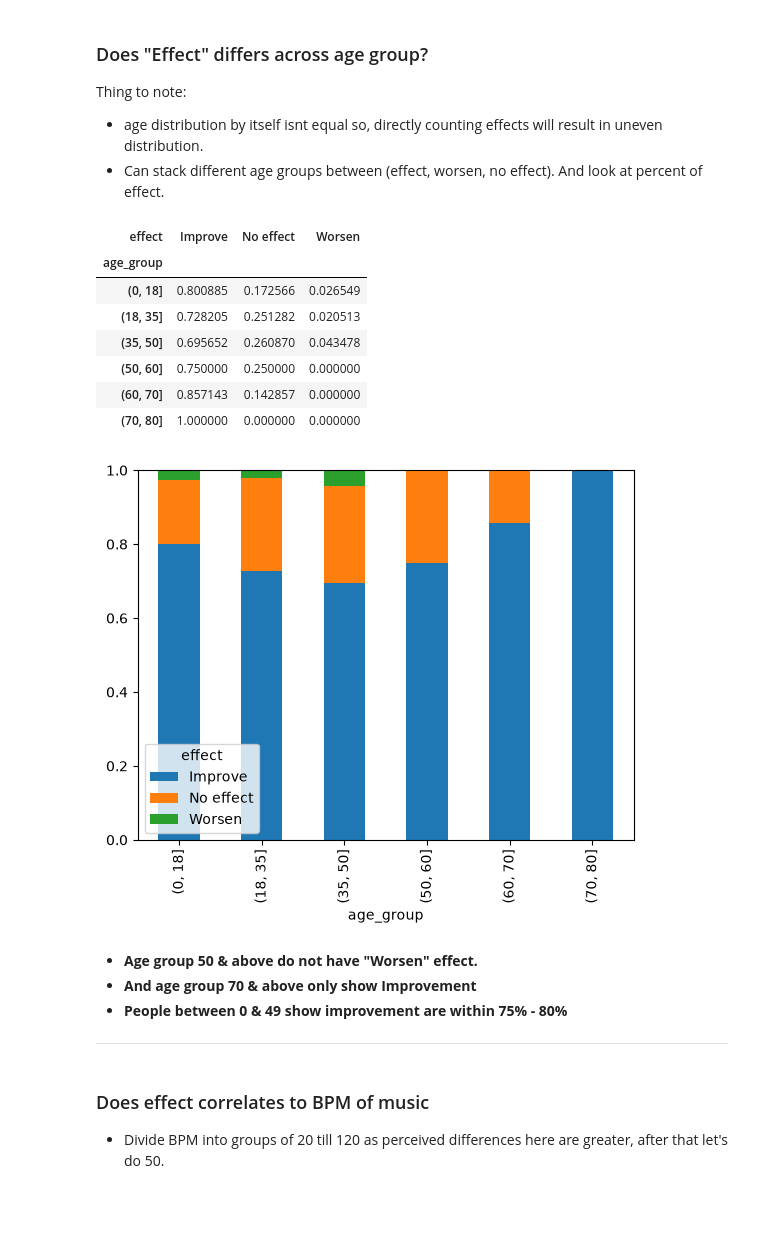
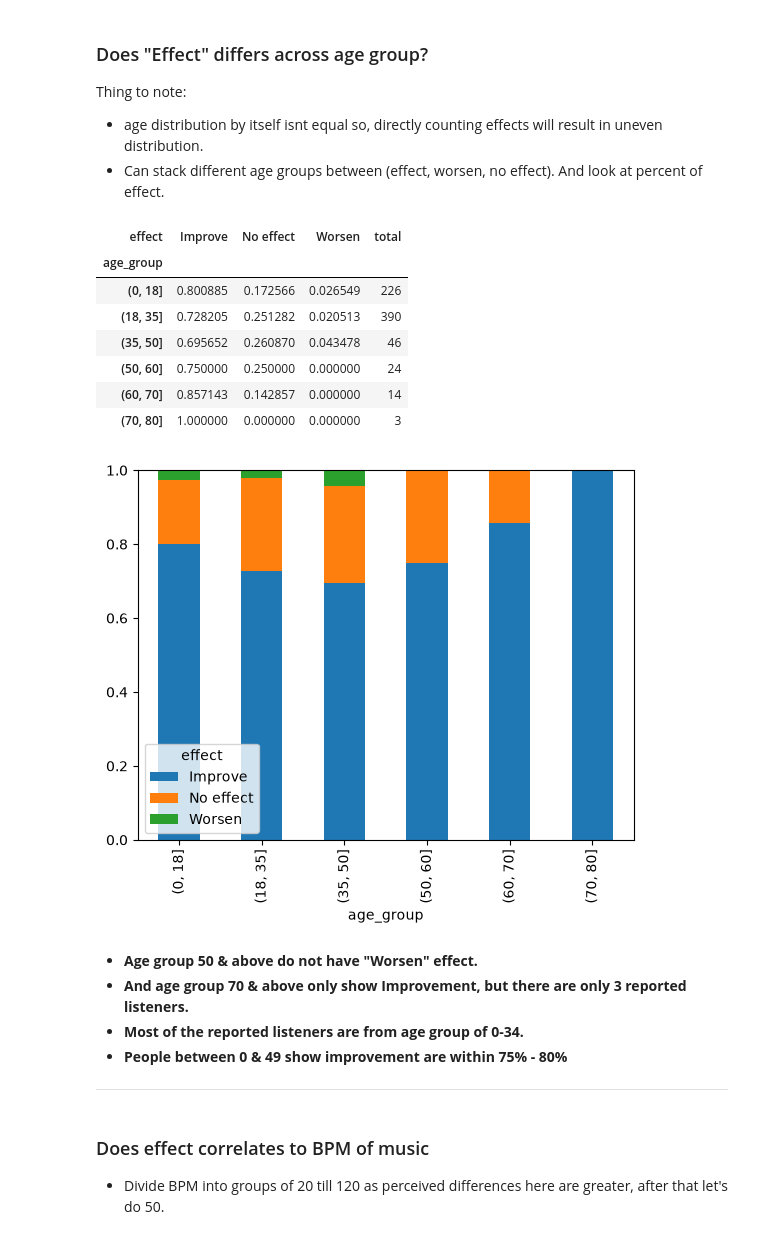
Before and after one commit to hem1t/music-mental, a Jupyter notebook: src/complete_documented_pipe.ipynb, the cells around one changed output. Saved outputs shown, nothing was run; the diff lists cells and outputs as text; code cells hidden in the pictures; blank space fills up the shorter version.

```diff
--- a/src/complete_documented_pipe.ipynb
+++ b/src/complete_documented_pipe.ipynb
@@ -323,23 +325,29 @@ Thing to note:
 * Can stack different age groups between (effect, worsen, no effect). And look at percent of effect.
 # %%
 age_df = df1.copy()
-age_df['age_group'] = pd.cut(df1['age'], bins=[0, 18, 35, 50, 60, 70, 80, 90, 100])
+bins = [0, 18, 35, 50, 60, 70, 80, 90, 100]
+age_df['age_group'] = pd.cut(df1['age'], bins=bins)
+totals = df1.groupby(pd.cut(df1['age'], bins=bins))['effect'].count()
+
 age_df = pd.crosstab(age_df['age_group'], age_df['effect'], normalize='index')
 age_df.plot(kind='bar', stacked=True)
+
+age_df['total'] = totals
 age_df
 # %% [output]
-| effect | Improve | No effect | Worsen |
-| age_group |  |  |  |
-| (0, 18] | 0.800885 | 0.172566 | 0.026549 |
-| (18, 35] | 0.728205 | 0.251282 | 0.020513 |
-| (35, 50] | 0.695652 | 0.260870 | 0.043478 |
-| (50, 60] | 0.750000 | 0.250000 | 0.000000 |
-| (60, 70] | 0.857143 | 0.142857 | 0.000000 |
-| (70, 80] | 1.000000 | 0.000000 | 0.000000 |
+| effect | Improve | No effect | Worsen | total |
+| age_group |  |  |  |  |
+| (0, 18] | 0.800885 | 0.172566 | 0.026549 | 226 |
+| (18, 35] | 0.728205 | 0.251282 | 0.020513 | 390 |
+| (35, 50] | 0.695652 | 0.260870 | 0.043478 | 46 |
+| (50, 60] | 0.750000 | 0.250000 | 0.000000 | 24 |
+| (60, 70] | 0.857143 | 0.142857 | 0.000000 | 14 |
+| (70, 80] | 1.000000 | 0.000000 | 0.000000 | 3 |
 [figure]
 # %% [markdown]
 * **Age group 50 & above do not have "Worsen" effect.**
-* **And age group 70 & above only show Improvement**
+* **And age group 70 & above only show Improvement, but there are only 3 reported listeners.**
+* **Most of the reported listeners are from age group of 0-34.**
 * **People between 0 & 49 show improvement are within 75% - 80%**
 ****
 # %% [markdown]
```
Also changed, not shown: parts of 4 cells of this notebook, 1 other file.
